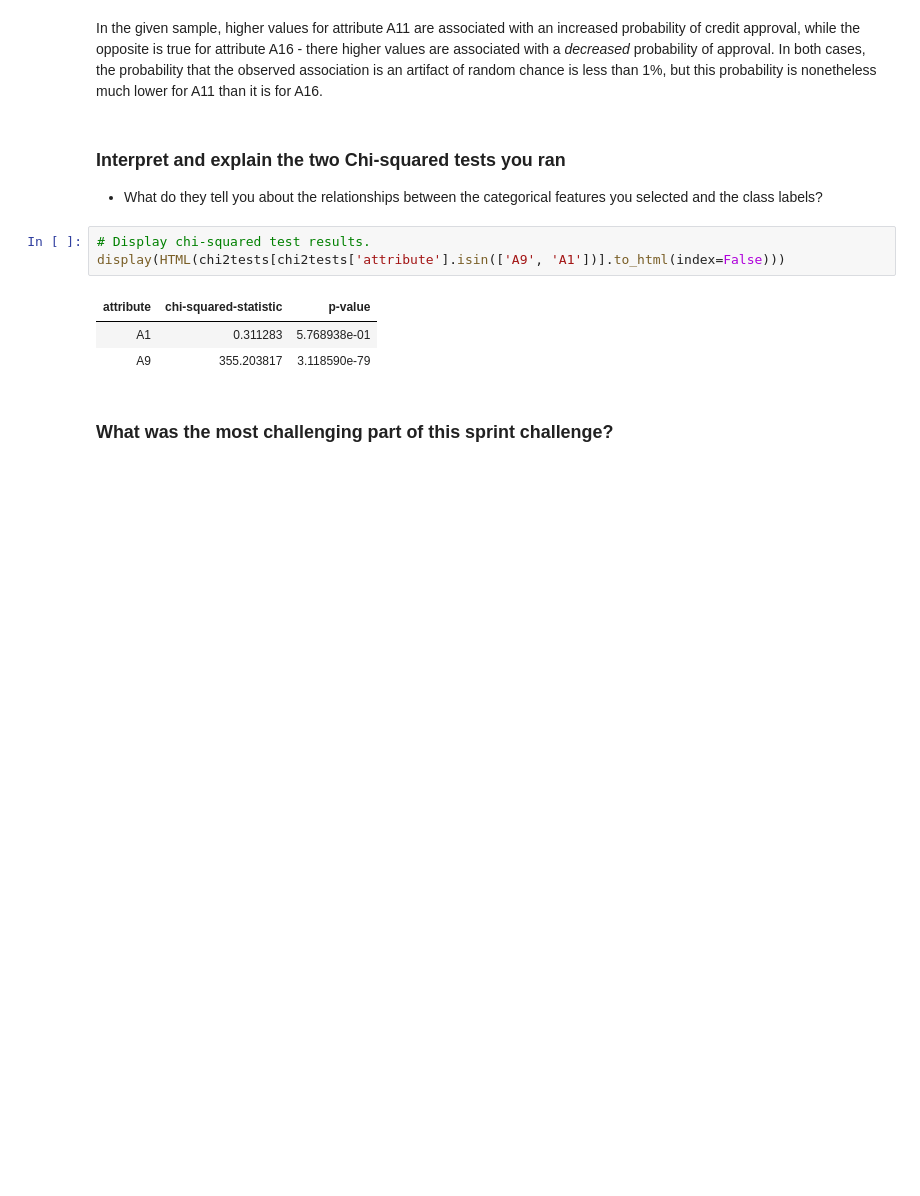
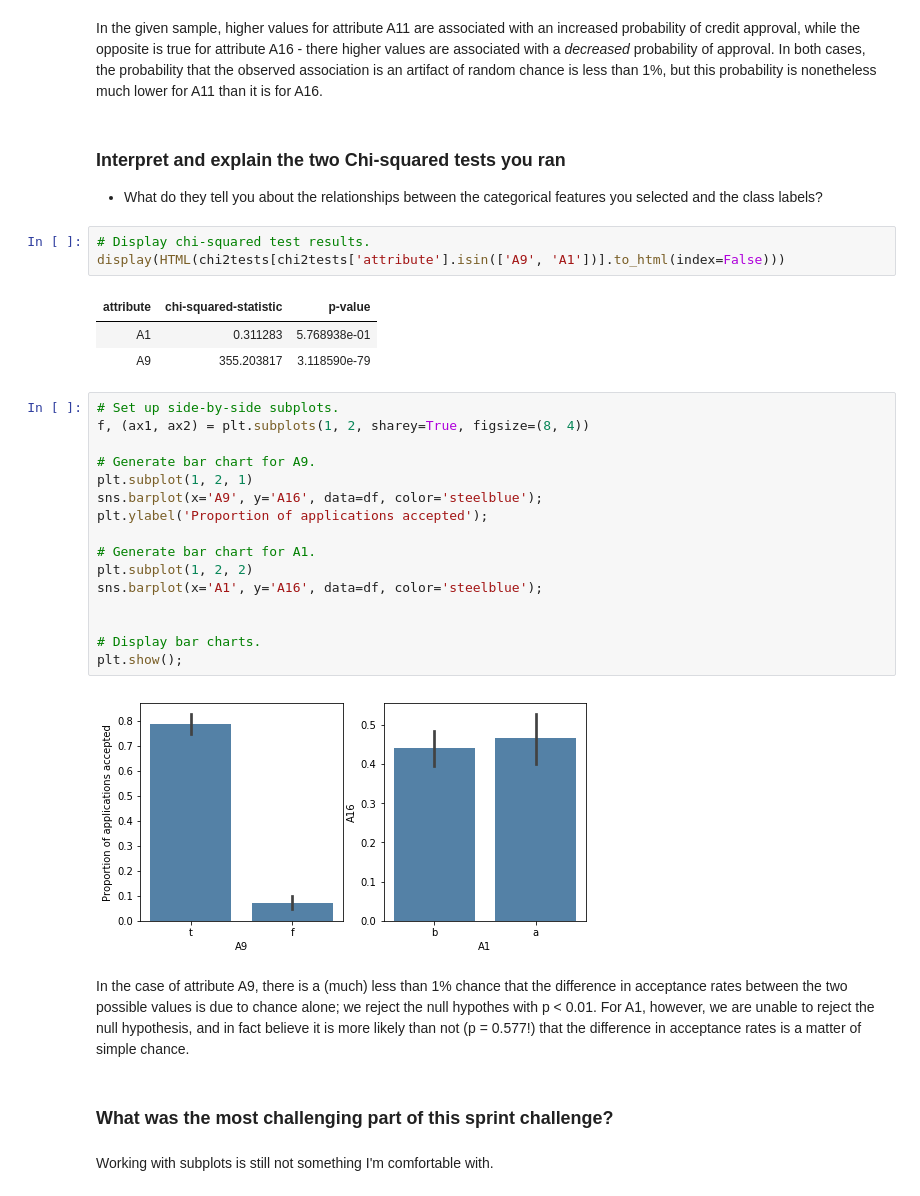
Before and after one commit to bloominstituteoftechnology/DS-Unit-1-Sprint-3-Statistical-Tests-and-Experiments, a Jupyter notebook: DS_Unit_1_Sprint_Challenge_3.ipynb, the cells around one changed output. Cells and saved outputs as stored; diff of their text form; blank space fills up the shorter version.

```diff
--- a/DS_Unit_1_Sprint_Challenge_3.ipynb
+++ b/DS_Unit_1_Sprint_Challenge_3.ipynb
@@ -340,5 +343,27 @@ display(HTML(chi2tests[chi2tests['attribute'].isin(['A9', 'A1'])].to_html(index=
 | attribute | chi-squared-statistic | p-value |
 | A1 | 0.311283 | 5.768938e-01 |
 | A9 | 355.203817 | 3.118590e-79 |
+# %%
+# Set up side-by-side subplots.
+f, (ax1, ax2) = plt.subplots(1, 2, sharey=True, figsize=(8, 4))
+
+# Generate bar chart for A9.
+plt.subplot(1, 2, 1)
+sns.barplot(x='A9', y='A16', data=df, color='steelblue');
+plt.ylabel('Proportion of applications accepted');
+
+# Generate bar chart for A1.
+plt.subplot(1, 2, 2)
+sns.barplot(x='A1', y='A16', data=df, color='steelblue');
+
+
+# Display bar charts.
+plt.show();
+# %% [output]
+[figure, added]
+# %% [markdown]
+In the case of attribute A9, there is a (much) less than 1% chance that the difference in acceptance rates between the two possible values is due to chance alone; we reject the null hypothes with p < 0.01. For A1, however, we are unable to reject the null hypothesis, and in fact believe it is more likely than not (p = 0.577!) that the difference in acceptance rates is a matter of simple chance.
 # %% [markdown]
 ### What was the most challenging part of this sprint challenge?
+# %% [markdown]
+Working with subplots is still not something I'm comfortable with.
```
Also changed, not shown: parts of 2 cells of this notebook.
